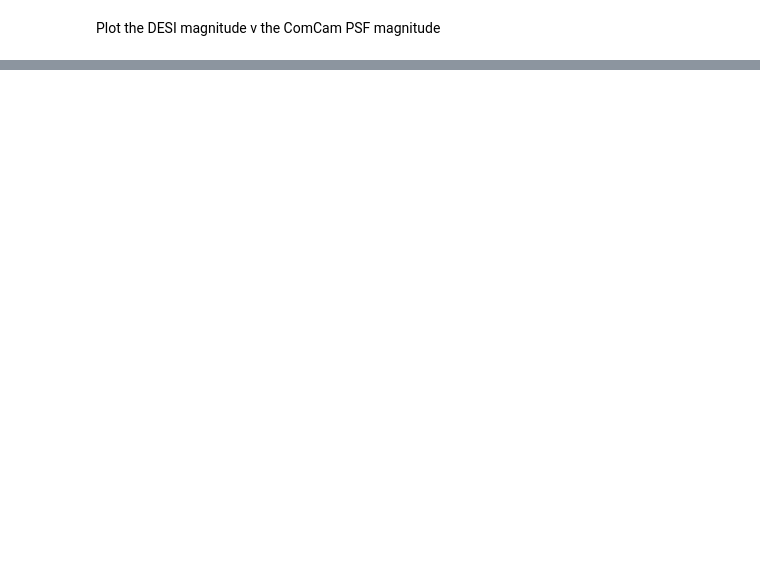
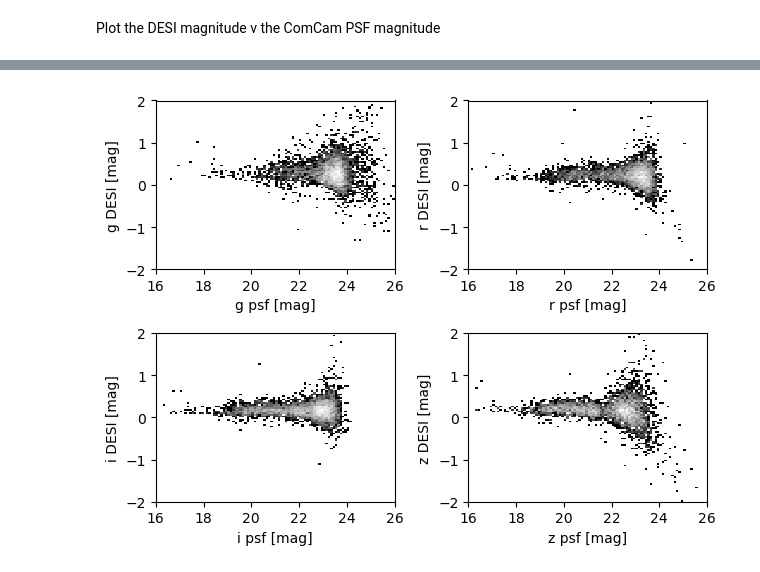
Before and after one commit to eacharles/rail_raruma, a Jupyter notebook: nb/DP1/Desi_Matched.ipynb, the cells around one changed output, grey strips where cells are left out. Drawn from its saved outputs; the diff is of its cells as text; code cells hidden in the pictures; blank space fills up the shorter version.

```diff
--- a/nb/DP1/Desi_Matched.ipynb
+++ b/nb/DP1/Desi_Matched.ipynb
@@ -25,0 +45,13 @@ _ = plt.ylabel(r'$g_{\rm DESI}$ [mag]')
+# %%
+def plot_resid(t, flux_type, bands):
+    fig = plt.figure()
+    axes = fig.subplots(2, 2)
+    for i, band in enumerate(bands):
+        icol = i%2
+        irow = int(i/2)
+        axs = axes[irow][icol]
+        axs.hist2d(t[f"{band}_{flux_type}Mag"], t[f'{band}_DESI']-t[f"{band}_{flux_type}Mag"], bins=(np.linspace(16, 26, 101), np.linspace(-2, 2, 101)), cmap='gray', norm='log')
+        axs.plot([16,26],[16,26])
+        axs.set_xlabel(f'{band} {flux_type} [mag]')
+        axs.set_ylabel(f'{band} DESI [mag]')
+    fig.tight_layout()
@@ -25,0 +66,4 @@ _ = plt.ylabel(r'$g_{\rm DESI}$ [mag]')
+# %%
+plot_resid(t, 'psf', 'griz')
+# %% [output]
+[figure, added]
```
Also changed, not shown: parts of 6 cells of this notebook, 11 other files.
